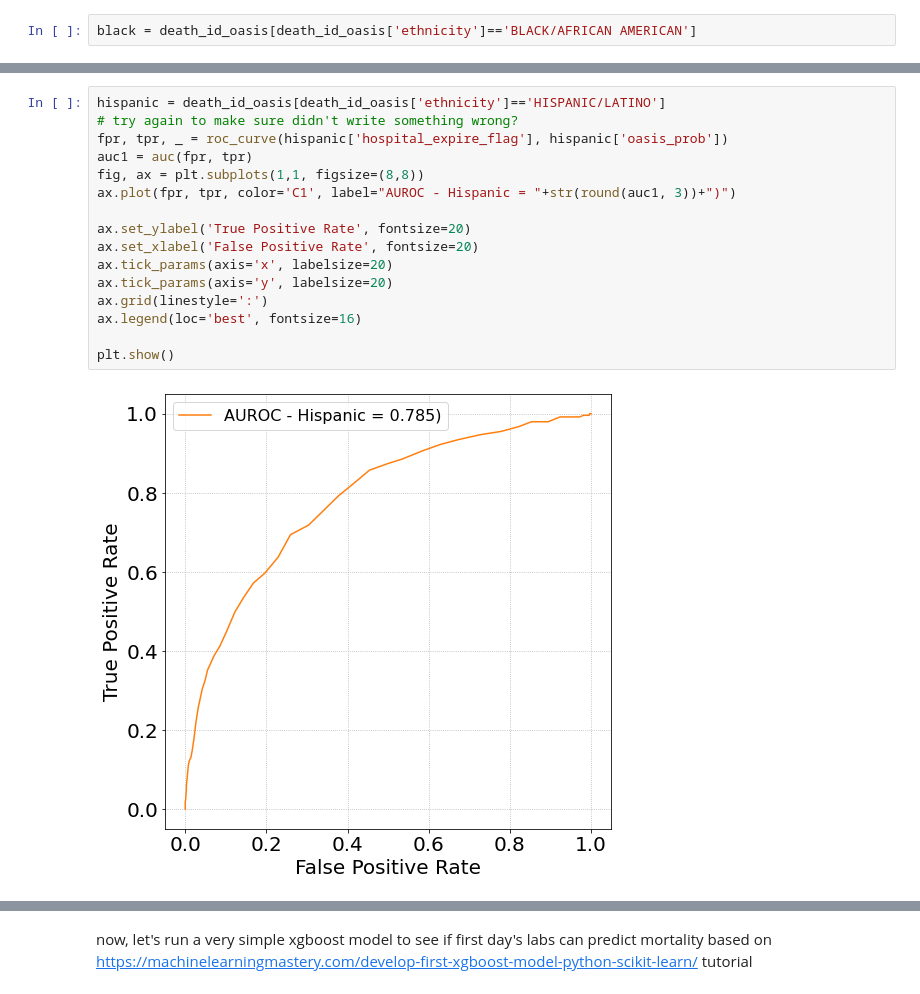
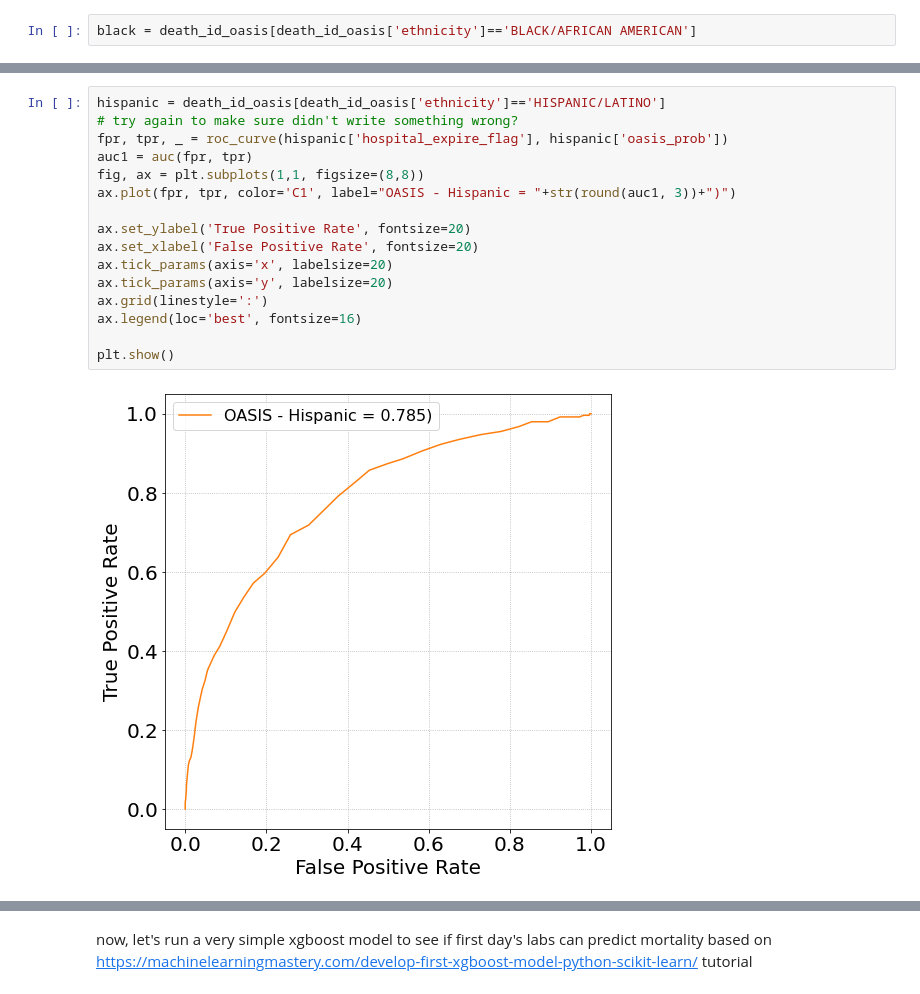
Before and after one commit to cloverbunny/hsip442, a Jupyter notebook: first_day_oasis_mort_prediction_entire3-5-22.ipynb, the cells around one changed output, grey strips where cells are left out. Cells and saved outputs as stored; diff of their text form.

```diff
--- a/first_day_oasis_mort_prediction_entire3-5-22.ipynb
+++ b/first_day_oasis_mort_prediction_entire3-5-22.ipynb
@@ -339,21 +378,21 @@ plt.show()
 # %%
 hispanic = death_id_oasis[death_id_oasis['ethnicity']=='HISPANIC/LATINO']
 # try again to make sure didn't write something wrong?
 fpr, tpr, _ = roc_curve(hispanic['hospital_expire_flag'], hispanic['oasis_prob'])
 auc1 = auc(fpr, tpr)
 fig, ax = plt.subplots(1,1, figsize=(8,8))
-ax.plot(fpr, tpr, color='C1', label="AUROC - Hispanic = "+str(round(auc1, 3))+")")
+ax.plot(fpr, tpr, color='C1', label="OASIS - Hispanic = "+str(round(auc1, 3))+")")
 
 ax.set_ylabel('True Positive Rate', fontsize=20)
 ax.set_xlabel('False Positive Rate', fontsize=20)
 ax.tick_params(axis='x', labelsize=20)
 ax.tick_params(axis='y', labelsize=20)
 ax.grid(linestyle=':')
 ax.legend(loc='best', fontsize=16)
 
 plt.show()
 # %% [output]
-[figure, old version]
+[figure, new version]
 # %%
 asian = death_id_oasis[death_id_oasis['ethnicity']=='ASIAN']
 # try again to make sure didn't write something wrong?
```
Also changed, not shown: parts of 13 cells of this notebook.
